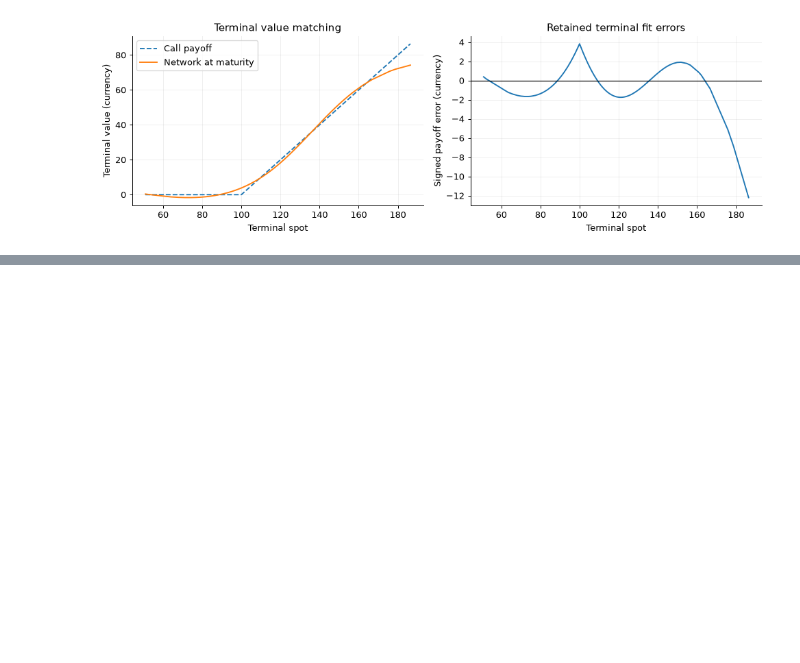
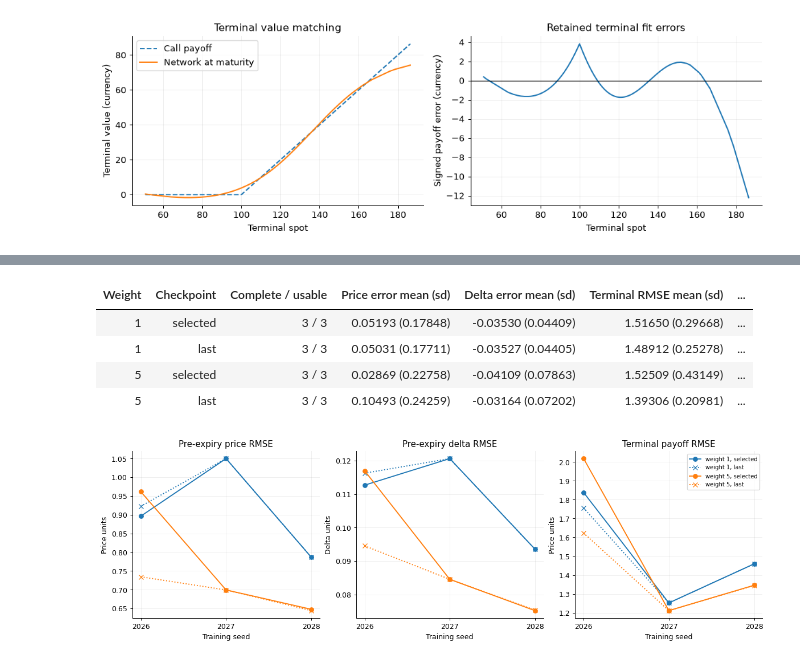
Before and after one commit to KVInator/deep-bsde-pricing, a Jupyter notebook: notebooks/03_neural_solvers.ipynb, the cells around one changed output, grey strips where cells are left out. Saved outputs shown, nothing was run; the diff lists cells and outputs as text; code cells hidden in the pictures; blank space fills up the shorter version.

```diff
--- a/notebooks/03_neural_solvers.ipynb
+++ b/notebooks/03_neural_solvers.ipynb
@@ -251,0 +346,29 @@ plt.show()
+# %%
+table(["Weight", "Checkpoint", "Complete / usable", "Price error mean (sd)", "Delta error mean (sd)",
+       "Terminal RMSE mean (sd)", "Fit seconds mean (sd)"], [
+    [s["terminal_weight"], s["checkpoint"], f'{s["completed_runs"]} / {s["usable_runs"]}',
+     *[f'{s[k]["mean"]:.5f} ({s[k]["sample_std"]:.5f})' if s[k]["sample_std"] is not None
+       else str(s[k]["mean"]) for k in ("price_error", "delta_error", "terminal_payoff_rmse", "training_seconds")]]
+    for s in study["summary"]])
+fig, axes = plt.subplots(1, 3, figsize=(13, 4), constrained_layout=True)
+for ax, metric, title in zip(axes,
+        ("price_rmse_before_expiry", "delta_rmse_before_expiry", "terminal_payoff_rmse"),
+        ("Pre-expiry price RMSE", "Pre-expiry delta RMSE", "Terminal payoff RMSE")):
+    for weight, color in zip(study["terminal_weights"], ("tab:blue", "tab:orange")):
+        group = [r for r in usable if r["terminal_weight"] == weight]
+        for checkpoint, marker, linestyle in (("selected", "o", "-"), ("last", "x", ":")):
+            ax.plot([r["seed"] for r in group], [r[checkpoint][metric] for r in group],
+                    marker=marker, linestyle=linestyle, color=color, label=f"weight {weight}, {checkpoint}")
+    ax.set(title=title, xlabel="Training seed", xticks=study["seeds"])
+axes[0].set_ylabel("Price units")
+axes[1].set_ylabel("Delta units")
+axes[2].set_ylabel("Price units")
+axes[2].legend(fontsize=8)
+plt.show()
+# %% [output]
+| Weight | Checkpoint | Complete / usable | Price error mean (sd) | Delta error mean (sd) | Terminal RMSE mean (sd) | ... |
+| 1 | selected | 3 / 3 | 0.05193 (0.17848) | -0.03530 (0.04409) | 1.51650 (0.29668) | ... |
+| 1 | last | 3 / 3 | 0.05031 (0.17711) | -0.03527 (0.04405) | 1.48912 (0.25278) | ... |
+| 5 | selected | 3 / 3 | 0.02869 (0.22758) | -0.04109 (0.07863) | 1.52509 (0.43149) | ... |
+| 5 | last | 3 / 3 | 0.10493 (0.24259) | -0.03164 (0.07202) | 1.39306 (0.20981) | ... |
+[figure, added]
```
Also changed, not shown: parts of 11 cells of this notebook, 7 other files.
